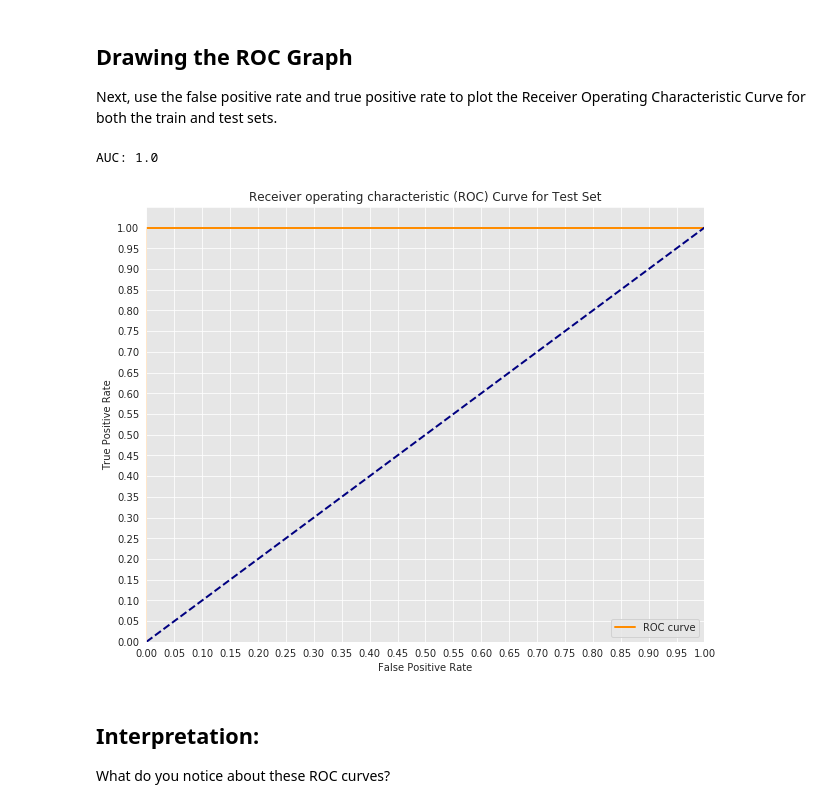
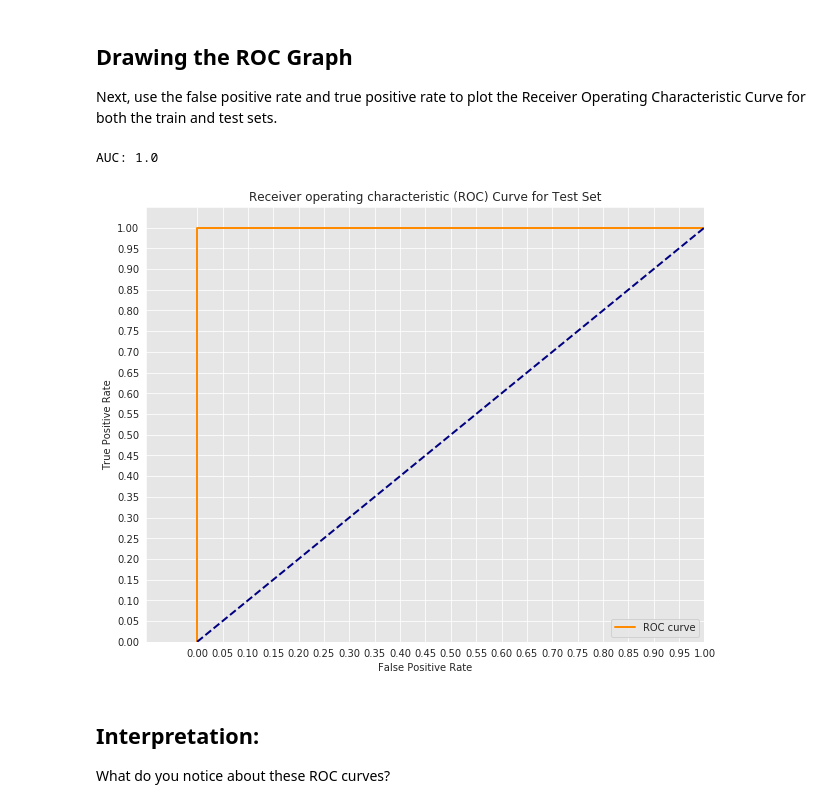
Before and after one commit to fpleoni/dsc-3-29-09-roc-curves-and-auc-lab-nyc-ds-career-031119, a Jupyter notebook: index.ipynb, the cells around one changed output. Saved outputs shown, nothing was run; the diff lists cells and outputs as text; code cells hidden in the pictures.

```diff
--- a/index.ipynb
+++ b/index.ipynb
@@ -75,29 +75,29 @@ Next, use the false positive rate and true positive rate to plot the Receiver Op
 # %%
 import matplotlib.pyplot as plt
 import seaborn as sns
 %matplotlib inline
 
 #Seaborns Beautiful Styling
 sns.set_style("darkgrid", {"axes.facecolor": ".9"})
 
 plt.figure(figsize=(10,8))
 lw = 2
 plt.plot(fpr, tpr, color='darkorange',
          lw=lw, label='ROC curve')
 plt.plot([0, 1], [0, 1], color='navy', lw=lw, linestyle='--')
-plt.xlim([-0.0, 1.0])
+plt.xlim([-0.1, 1.0])
 plt.ylim([0.0, 1.05])
 plt.yticks([i/20.0 for i in range(21)])
 plt.xticks([i/20.0 for i in range(21)])
 plt.xlabel('False Positive Rate')
 plt.ylabel('True Positive Rate')
 plt.title('Receiver operating characteristic (ROC) Curve for Test Set')
 plt.legend(loc="lower right")
 print('AUC: {}'.format(auc(fpr, tpr)))
 plt.show()
 # %% [output]
 AUC: 1.0
-[figure, old version]
+[figure, new version]
 # %% [markdown]
 ## Interpretation:
 
```
